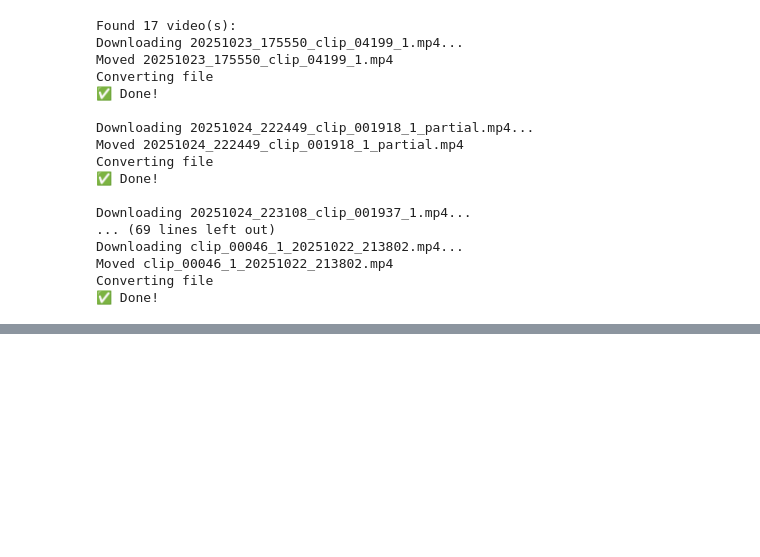
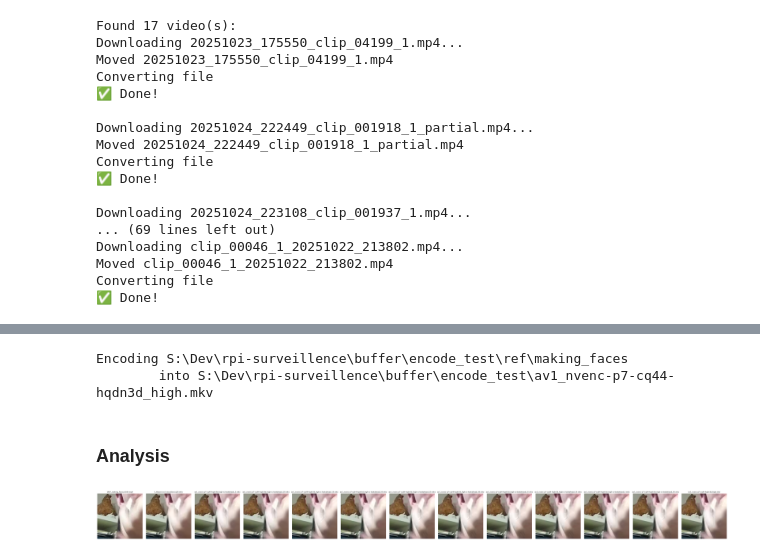
Before and after one commit to jstephencorey/rpi-surveillence, a Jupyter notebook: immich_av1.ipynb, the cells around one changed output, grey strips where cells are left out. Drawn from its saved outputs; the diff is of its cells as text; code cells hidden in the pictures; blank space fills up the shorter version.

Commit message:
encoding tests.

```diff
--- a/immich_av1.ipynb
+++ b/immich_av1.ipynb
@@ -195,0 +246,25 @@ Converting file
+# %%
+INPUT_DIR = "S:\Dev\\rpi-surveillence\\buffer\encode_test"
+OUTPUT_DIR = "S:\Dev\\rpi-surveillence\\buffer\encode_test"
+
+input_file = in_filepath = os.path.join(INPUT_DIR, "ref", "making_faces.h264")
+video_name = os.path.splitext(input_file)[0]
+# out_filepath = os.path.join(OUTPUT_DIR, f"libaom-av1-p7-cq20.mkv")
+out_filepath = os.path.join(OUTPUT_DIR, f"av1_nvenc-p7-cq44-hqdn3d_high.mkv")
+# os.makedirs(OUTPUT_DIR, exist_ok=True)
+# for filename in os.listdir(INPUT_DIR):
+#     in_filepath = os.path.join(INPUT_DIR, filename)
+#     video_name = os.path.splitext(filename)[0]
+#     # if video_name == "PXL_20230704_183209034.TS":
+#     # if video_name=="audio_plus_video":
+#     #     continue
+#     if ".mkv" in filename:
+#         continue
+    # out_filepath = os.path.join(OUTPUT_DIR, f"{video_name}_av1_30.mkv")
+print("Encoding", video_name, "\n\tinto", out_filepath)
+encode_in_background_av1(in_filepath, out_filepath)
+# %% [output]
+Encoding S:\Dev\rpi-surveillence\buffer\encode_test\ref\making_faces
+        into S:\Dev\rpi-surveillence\buffer\encode_test\av1_nvenc-p7-cq44-hqdn3d_high.mkv
+# %% [markdown]
+### Analysis
@@ -195,0 +353,13 @@ Converting file
+# %%
+compare_videos_side_by_side(
+    directory="S:\Dev\\rpi-surveillence\\buffer\encode_test",
+    timestamp=8.25,  # seconds
+    x=800, y=400,   # top-left corner of your crop
+    w=150, h=150,    # width/height of the crop
+    # timestamp=0.1,  # seconds
+    # x=600, y=600,   # top-left corner of your crop
+    # w=100, h=100,    # width/height of the crop
+    file_extensions=(".mp4", ".mkv")
+)
+# %% [output]
+[figure, added]
```
Also changed, not shown: parts of 5 cells of this notebook, 3 other files.
